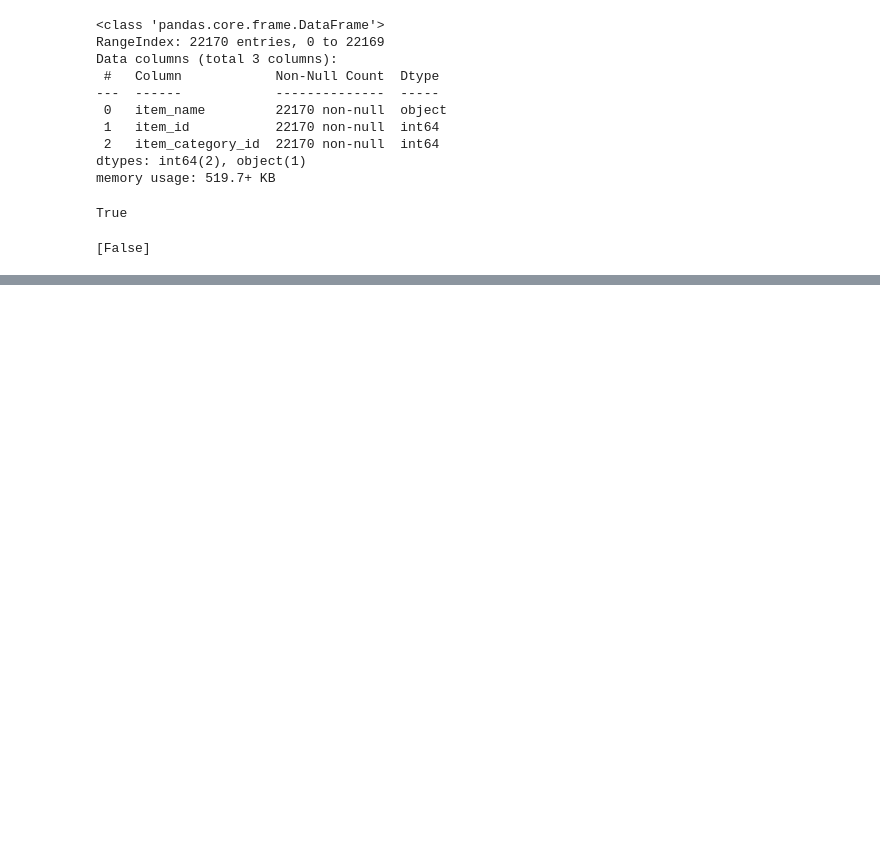
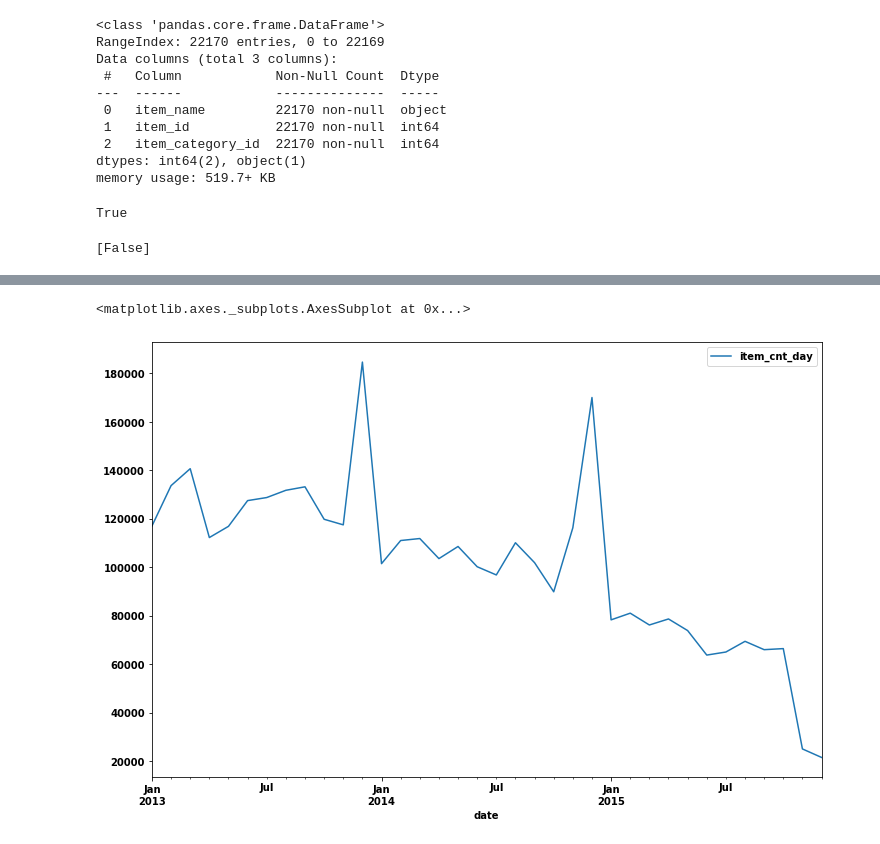
Before and after one commit to Hassibayub/kaggle-competition-pred_sales, a Jupyter notebook: future_sale_notebook.ipynb, the cells around one changed output, grey strips where cells are left out. Saved outputs shown, nothing was run; the diff lists cells and outputs as text; code cells hidden in the pictures; blank space fills up the shorter version.

```diff
--- a/future_sale_notebook.ipynb
+++ b/future_sale_notebook.ipynb
@@ -313,0 +415,5 @@ print(items['item_name'].duplicated().unique()) #no duplicates
+# %%
+train[['date', 'item_cnt_day']].set_index('date').resample("M").sum().plot()
+# %% [output]
+<matplotlib.axes._subplots.AxesSubplot at 0x...>
+[figure, added]
```
Also changed, not shown: parts of 20 cells of this notebook, 2 other files.
